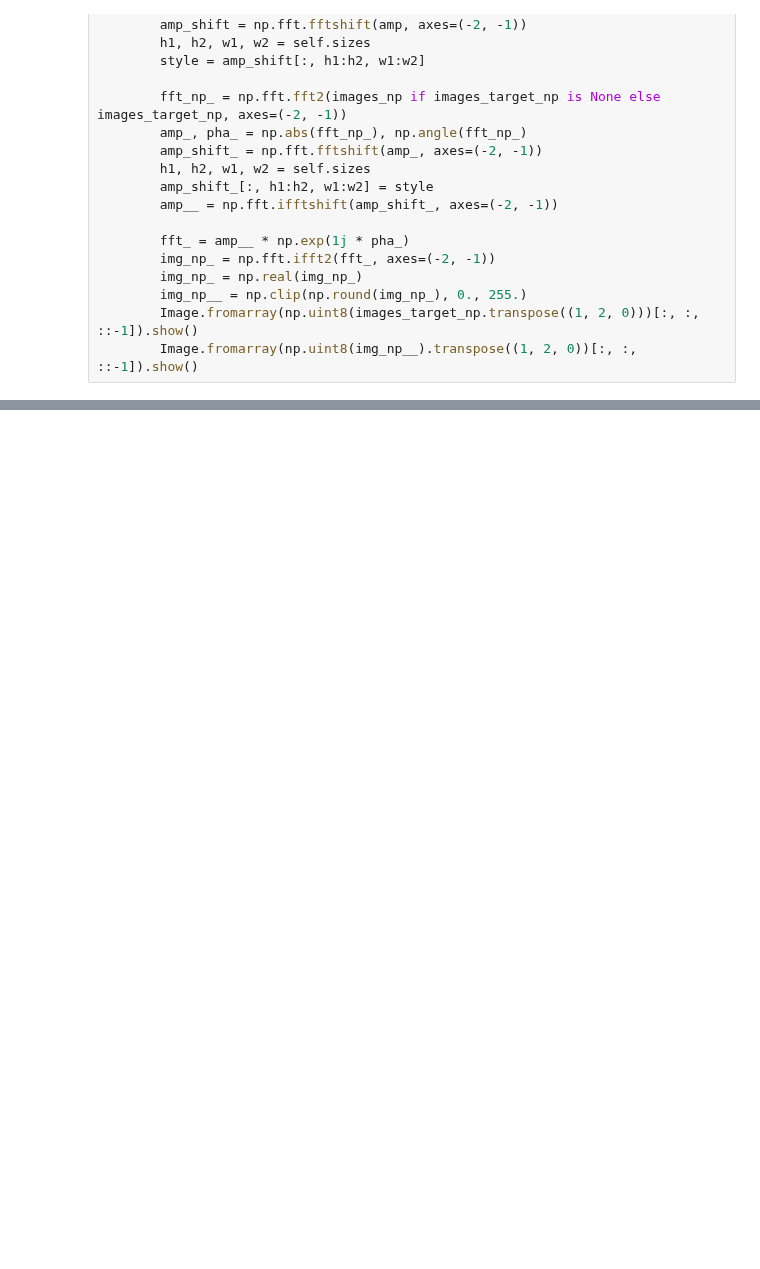
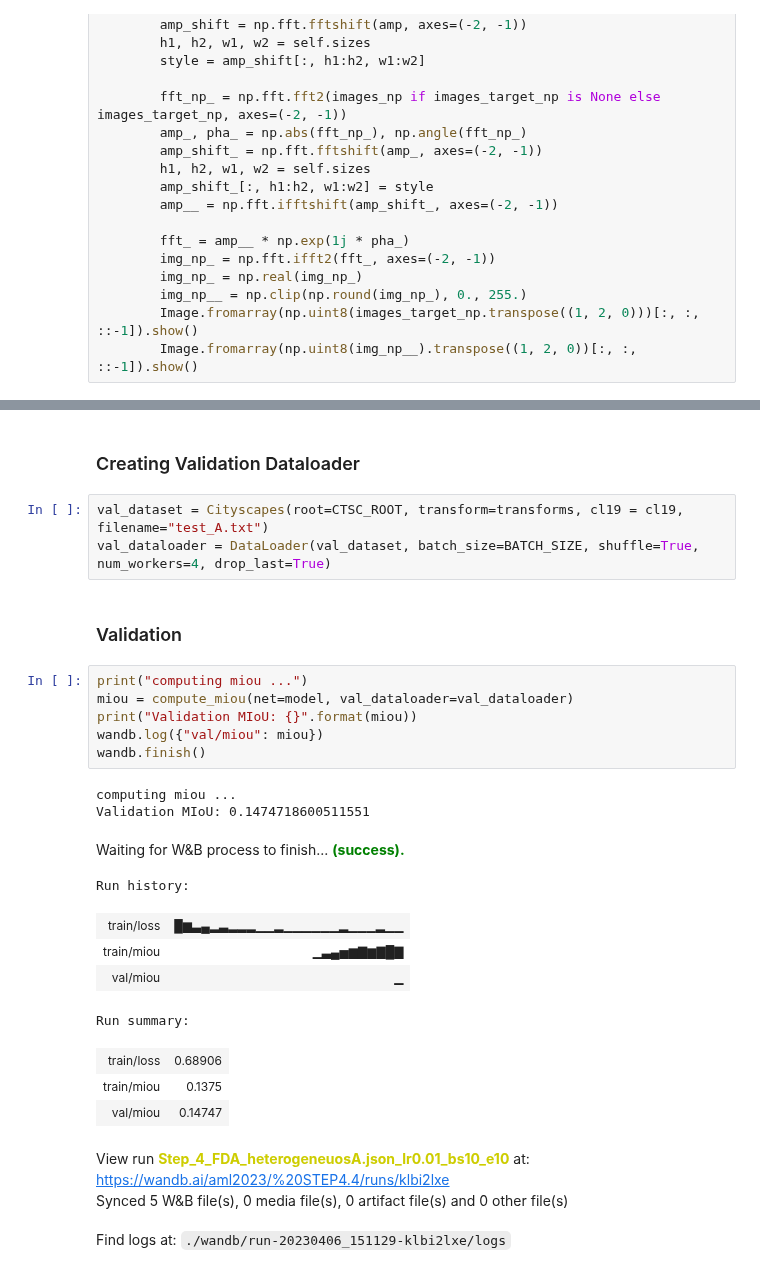
Before and after one commit to lorenzobellino/AML-project-2023, a Jupyter notebook: fssfsdc_elia.ipynb, the cells around one changed output, grey strips where cells are left out. Drawn from its saved outputs; the diff is of its cells as text; blank space fills up the shorter version.

```diff
--- a/fssfsdc_elia.ipynb
+++ b/fssfsdc_elia.ipynb
@@ -1616,0 +1527,28 @@ Validation MIoU: 0.15055574476718903
+# %% [markdown]
+### Creating Validation Dataloader
+# %%
+val_dataset = Cityscapes(root=CTSC_ROOT, transform=transforms, cl19 = cl19, filename="test_A.txt")
+val_dataloader = DataLoader(val_dataset, batch_size=BATCH_SIZE, shuffle=True, num_workers=4, drop_last=True)
+# %% [markdown]
+### Validation
+# %%
+print("computing miou ...")
+miou = compute_miou(net=model, val_dataloader=val_dataloader)
+print("Validation MIoU: {}".format(miou))
+wandb.log({"val/miou": miou})
+wandb.finish()
+# %% [output]
+computing miou ...
+Validation MIoU: 0.1474718600511551
+Waiting for W&B process to finish... (success).
+Run history:
+| train/loss | █▆▃▄▂▃▂▂▂▁▁▂▁▁▁▁▁▁▂▁▁▁▂▁▁ |
+| train/miou | ▁▃▄▅▆▇▆▇█▇ |
+| val/miou | ▁ |
+Run summary:
+| train/loss | 0.68906 |
+| train/miou | 0.1375 |
+| val/miou | 0.14747 |
+View run Step_4_FDA_heterogeneuosA.json_lr0.01_bs10_e10 at: https://wandb.ai/aml2023/%20STEP4.4/runs/klbi2lxe
+Synced 5 W&B file(s), 0 media file(s), 0 artifact file(s) and 0 other file(s)
+Find logs at: ./wandb/run-20230406_151129-klbi2lxe/logs
```
Also changed, not shown: parts of 79 cells of this notebook.
